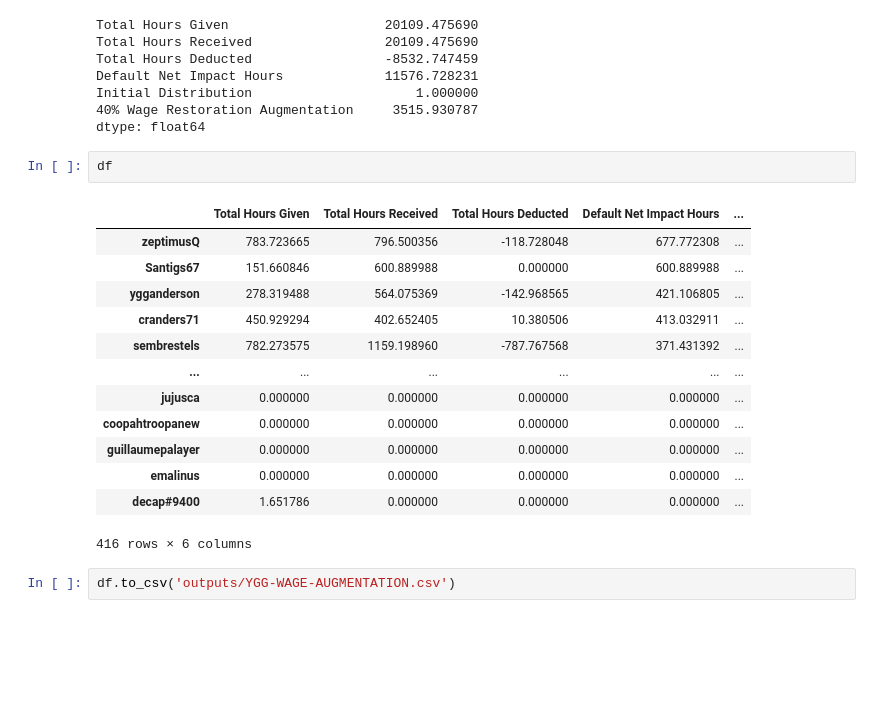
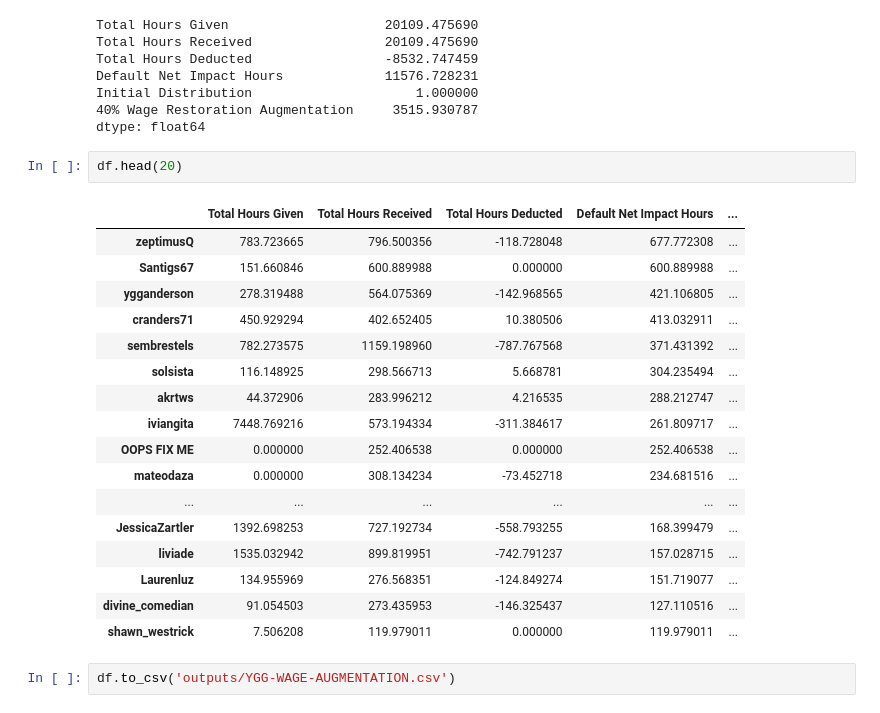
Before and after one commit to CommonsBuild/IH-intervention, a Jupyter notebook: YGG/3-wage-deductions.ipynb, the cells around one changed output. Cells and saved outputs as stored; diff of their text form; blank space fills up the shorter version.

```diff
--- a/YGG/3-wage-deductions.ipynb
+++ b/YGG/3-wage-deductions.ipynb
@@ -53,20 +53,24 @@ Initial Distribution                     1.000000
 40% Wage Restoration Augmentation     3515.930787
 dtype: float64
 # %%
-df
+df.head(20)
 # %% [output]
 |  | Total Hours Given | Total Hours Received | Total Hours Deducted | Default Net Impact Hours | ... |
 | zeptimusQ | 783.723665 | 796.500356 | -118.728048 | 677.772308 | ... |
 | Santigs67 | 151.660846 | 600.889988 | 0.000000 | 600.889988 | ... |
 | ygganderson | 278.319488 | 564.075369 | -142.968565 | 421.106805 | ... |
 | cranders71 | 450.929294 | 402.652405 | 10.380506 | 413.032911 | ... |
 | sembrestels | 782.273575 | 1159.198960 | -787.767568 | 371.431392 | ... |
+| solsista | 116.148925 | 298.566713 | 5.668781 | 304.235494 | ... |
+| akrtws | 44.372906 | 283.996212 | 4.216535 | 288.212747 | ... |
+| iviangita | 7448.769216 | 573.194334 | -311.384617 | 261.809717 | ... |
+| OOPS FIX ME | 0.000000 | 252.406538 | 0.000000 | 252.406538 | ... |
+| mateodaza | 0.000000 | 308.134234 | -73.452718 | 234.681516 | ... |
 | ... | ... | ... | ... | ... | ... |
-| jujusca | 0.000000 | 0.000000 | 0.000000 | 0.000000 | ... |
-| coopahtroopanew | 0.000000 | 0.000000 | 0.000000 | 0.000000 | ... |
-| guillaumepalayer | 0.000000 | 0.000000 | 0.000000 | 0.000000 | ... |
-| emalinus | 0.000000 | 0.000000 | 0.000000 | 0.000000 | ... |
-| decap#9400 | 1.651786 | 0.000000 | 0.000000 | 0.000000 | ... |
+| JessicaZartler | 1392.698253 | 727.192734 | -558.793255 | 168.399479 | ... |
+| liviade | 1535.032942 | 899.819951 | -742.791237 | 157.028715 | ... |
+| Laurenluz | 134.955969 | 276.568351 | -124.849274 | 151.719077 | ... |
+| divine_comedian | 91.054503 | 273.435953 | -146.325437 | 127.110516 | ... |
+| shawn_westrick | 7.506208 | 119.979011 | 0.000000 | 119.979011 | ... |
-416 rows × 6 columns
 # %%
 df.to_csv('outputs/YGG-WAGE-AUGMENTATION.csv')
```
Also changed, not shown: 2 other files.
